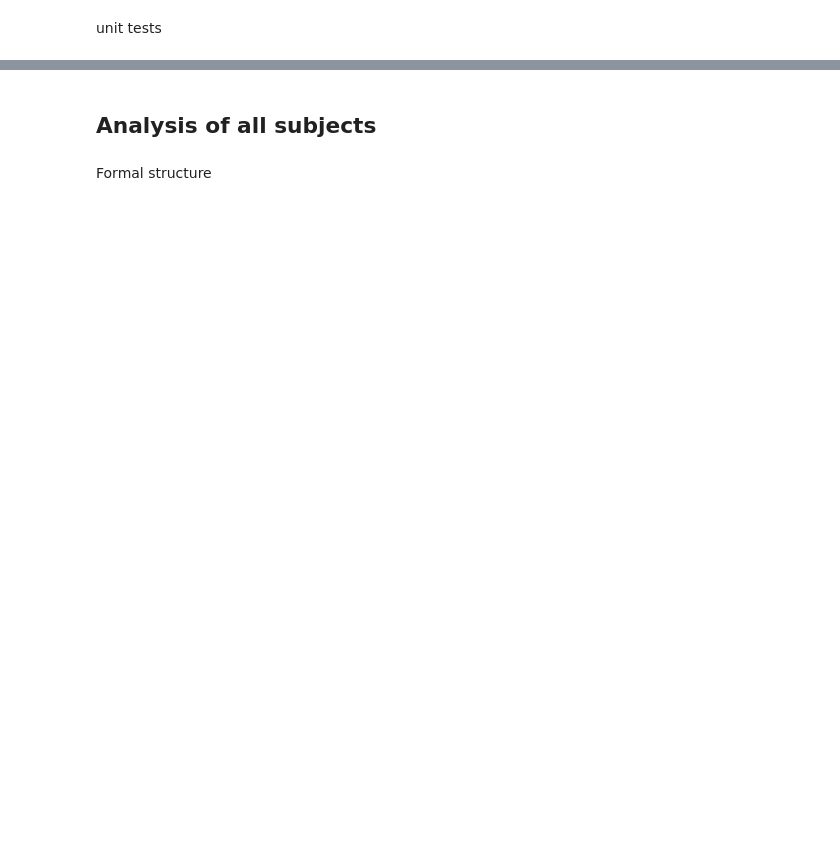
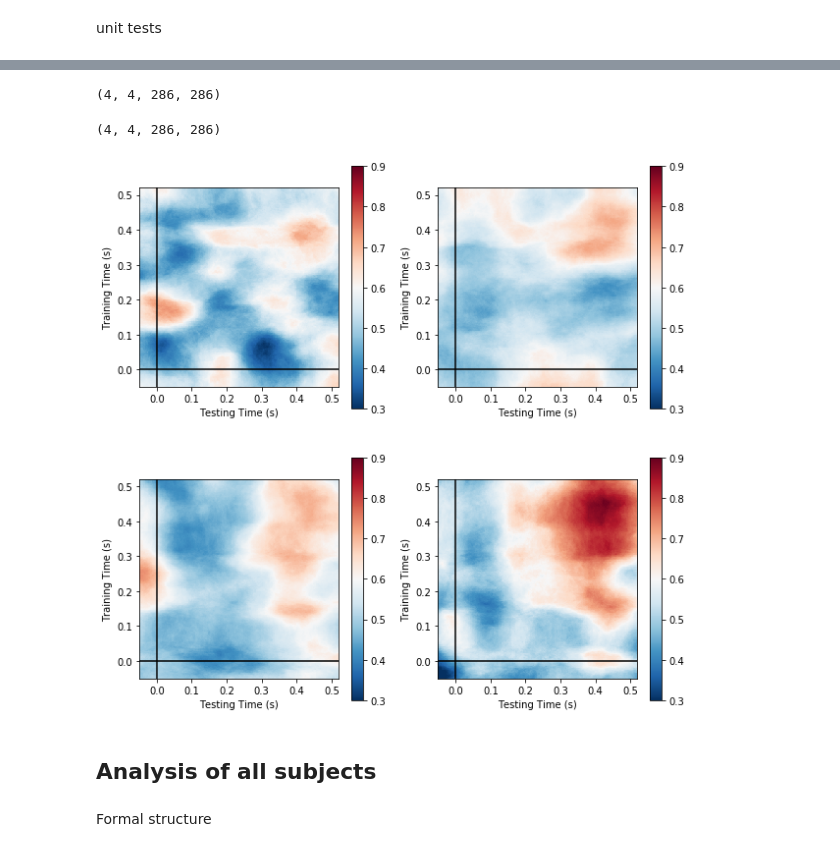
Before and after one commit to nicofarr/pd_osc_decoding, a Jupyter notebook: MNE-TemporalDecoding-TimeFrequency-Conditionwise-Averages.ipynb, the cells around one changed output, grey strips where cells are left out. Drawn from its saved outputs; the diff is of its cells as text; code cells hidden in the pictures; blank space fills up the shorter version.

```diff
--- a/MNE-TemporalDecoding-TimeFrequency-Conditionwise-Averages.ipynb
+++ b/MNE-TemporalDecoding-TimeFrequency-Conditionwise-Averages.ipynb
@@ -517,3 +540,27 @@ Not setting metadata
+# %%
+epochsarr[0].shape
+# %% [output]
+(4, 4, 286, 286)
+# %%
+allscores.shape
+# %% [output]
+(4, 4, 286, 286)
+# %%
+fig, (ax) = plt.subplots(ncols=2,nrows=2,figsize=(10,10))
+
+for i in range(4):
+    curax = ax.ravel()[i]
+
+    im = curax.matshow(allscores.mean(axis=1)[i], cmap='RdBu_r', vmin=0.3,vmax=0.9,origin='lower',
+                        extent=timepoints)
+    curax.axhline(0., color='k')
+    curax.axvline(0., color='k')
+    curax.xaxis.set_ticks_position('bottom')
+    curax.set_xlabel('Testing Time (s)')
+    curax.set_ylabel('Training Time (s)')
+    plt.colorbar(im, ax=curax)
+# %% [output]
+[figure, added]
 # %% [markdown]
 Analysis of all subjects
 --
```
Also changed, not shown: parts of 9 cells of this notebook.
